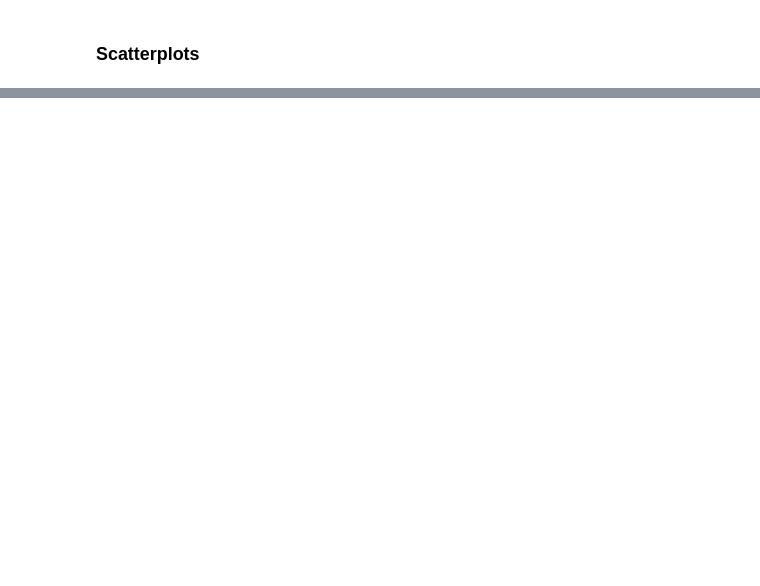
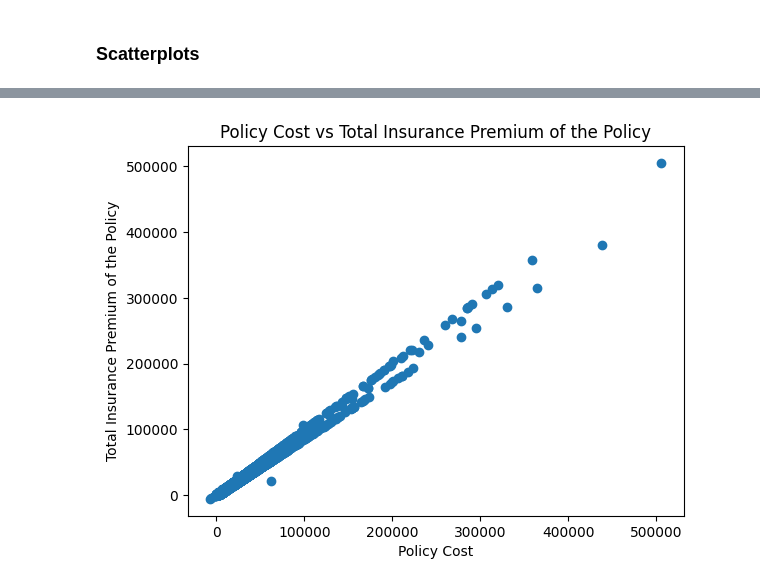
Before and after one commit to jshiah/dsc232r_group_project, a Jupyter notebook: pyspark.ipynb, the cells around one changed output, grey strips where cells are left out. Drawn from its saved outputs; the diff is of its cells as text; code cells hidden in the pictures; blank space fills up the shorter version.

```diff
--- a/pyspark.ipynb
+++ b/pyspark.ipynb
@@ -266,14 +309,15 @@ numerical_df.show(5,vertical=True)
 # %%
-#sample_num_df = numerical_df.sample(False, 0.5,seed=42)
-sample_num_df = numerical_df #.drop('basefloodelevation','latitude','longitude','lowestadjacentgrade','lowestfloorelevation')
-#sample_num_df = sample_num_df.fillna(0)
-#sample_num_df = sample_num_df.dropna()
+from pyspark.ml.stat import Correlation
+from pyspark.ml.feature import VectorAssembler
+from pyspark.ml.feature import Imputer
+
+num_df_dropped = numerical_df.drop('basefloodelevation','latitude','longitude','lowestadjacentgrade','lowestfloorelevation')
 
 v_col = "features"
-input = sample_num_df.columns
+input = num_df_dropped.columns
 output = [v_col + str(i) for i in range(len(input))]
 imputer = Imputer(strategy='mean',inputCols=input,outputCols=output)
-changed_df = imputer.fit(sample_num_df).transform(sample_num_df)
+changed_df = imputer.fit(num_df_dropped).transform(num_df_dropped)
 
 assembler = VectorAssembler(inputCols=output,outputCol=v_col)
 numerical_df_vector = assembler.transform(changed_df).select(v_col)
@@ -354,20 +488,7 @@ df_c.select('reportedzipcode',
 # %% [markdown]
 ### Scatterplots
 # %%
-#num_pdf = sample_num_df.toPandas()
-#num_pdf.plot.scatter(x='countycode',y='censustract')
-#changed_df.plot.scatter(x='countycode',y='censustract')
-
-#import os
-#os.environ['PYARROW_IGNORE_TIMEZONE'] = '1'
-#import pyspark.pandas as ps
-#changed_num_df = changed_df.sample(False, 0.001)
-#num_pdf = ps.DataFrame(changed_num_df)
-#num_pdf.plot.scatter(x='countycode',y='censustract')
-
-changed_num_df = changed_df.sample(False, 0.5)
+import matplotlib.pyplot as plt
+changed_num_df = changed_df.sample(False, 0.1)
 num_pdf = changed_num_df.toPandas()
 print(num_pdf)
-#plt.scatter(x='countycode',y='censustract')
-#plt.title('
-#plt.show()
@@ -373,0 +513,8 @@ print(num_pdf)
+# %%
+plt.scatter(x=num_pdf['policycost'],y=num_pdf['totalinsurancepremiumofthepolicy'])
+plt.xlabel('Policy Cost')
+plt.ylabel('Total Insurance Premium of the Policy')
+plt.title('Policy Cost vs Total Insurance Premium of the Policy')
+plt.show()
+# %% [output]
+[figure, added]
```
Also changed, not shown: parts of 16 cells of this notebook.
